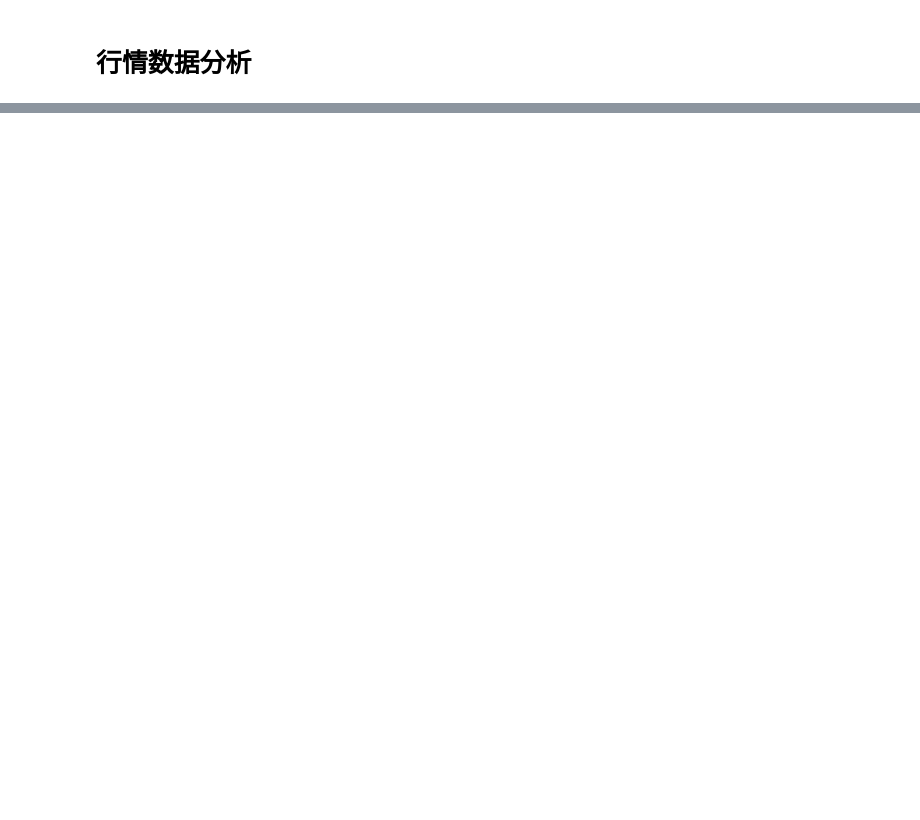
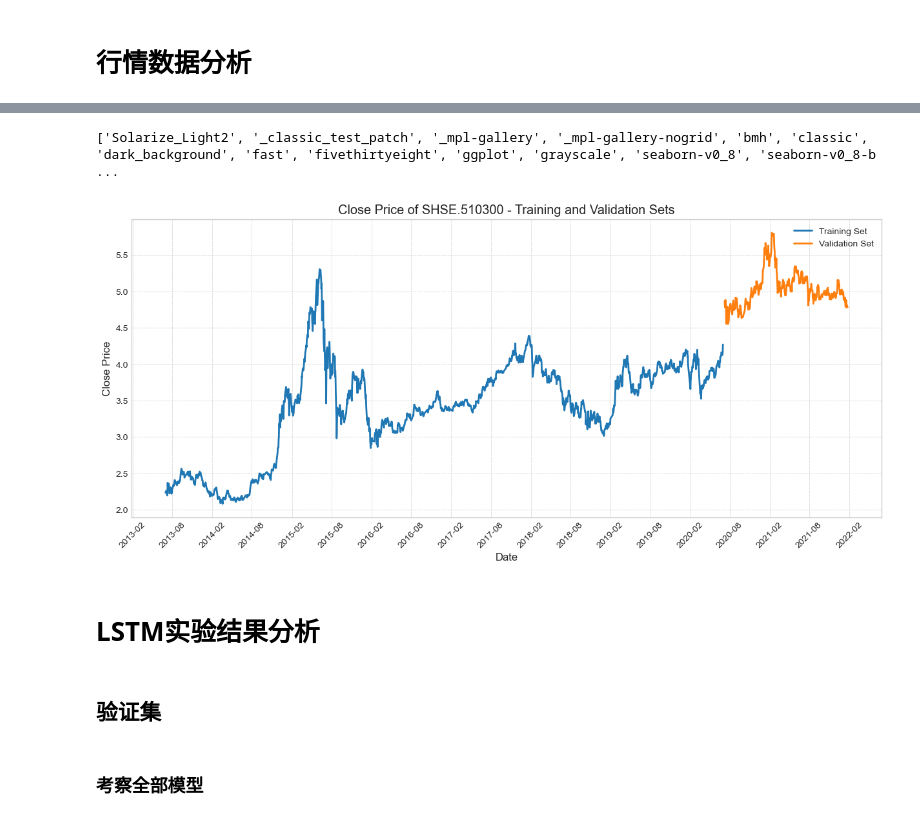
Before and after one commit to Monsoon007/LSTM-XGBOOST, a Jupyter notebook: results/result_analysis.ipynb, the cells around one changed output, grey strips where cells are left out. Saved outputs shown, nothing was run; the diff lists cells and outputs as text; code cells hidden in the pictures; blank space fills up the shorter version.

```diff
--- a/results/result_analysis.ipynb
+++ b/results/result_analysis.ipynb
@@ -195,0 +806,51 @@ plt.show()
+# %%
+import pandas as pd
+import matplotlib.pyplot as plt
+import matplotlib.dates as mdates
+# 首先，确认可用的样式
+print(plt.style.available)
+# %% [output]
+['Solarize_Light2', '_classic_test_patch', '_mpl-gallery', '_mpl-gallery-nogrid', 'bmh', 'classic', 'dark_background', 'fast', 'fivethirtyeight', 'ggplot', 'grayscale', 'seaborn-v0_8', 'seaborn-v0_8-b ...
+# %%
+
+# 创建图表
+plt.figure(figsize=(15, 6))
+plt.style.use('seaborn-v0_8-whitegrid')  # 使用 seaborn 的暗色样式
+
+# 定义训练集和验证集的时间范围
+train_start_date = '2013-07-01'
+train_end_date = '2020-07-01'
+val_start_date = '2020-07-09'
+val_end_date = '2022-01-24'
+
+# 提取训练集和验证集
+train_data = trade_data.loc[train_start_date:train_end_date]
+val_data = trade_data.loc[val_start_date:val_end_date]
+
+# 绘制训练集和验证集的`close`价格
+plt.plot(train_data.index, train_data['close'], label='Training Set', color='#1f77b4', linewidth=2)
+plt.plot(val_data.index, val_data['close'], label='Validation Set', color='#ff7f0e', linewidth=2)
+
+# 设置日期格式
+ax = plt.gca()
+ax.xaxis.set_major_locator(mdates.MonthLocator(interval=6))  # 每6个月标记一次
+ax.xaxis.set_major_formatter(mdates.DateFormatter('%Y-%m'))  # 设置日期格式
+plt.xticks(rotation=45)
+
+# 添加网格线
+plt.grid(True, which='both', linestyle='--', linewidth=0.5)
+
+# 增加图例
+plt.legend()
+
+# 添加坐标轴标签和标题
+plt.xlabel('Date')
+plt.ylabel('Close Price')
+plt.title('Close Price of SHSE.510300 - Training and Validation Sets')
+
+# 显示图表
+plt.show()
+# %% [output]
+[figure, added]
+# %% [markdown]
+# LSTM实验结果分析
@@ -195,0 +860,4 @@ plt.show()
+# %% [markdown]
+## 验证集
+# %% [markdown]
+### 考察全部模型
```
Also changed, not shown: parts of 85 cells of this notebook, 5 other files.
